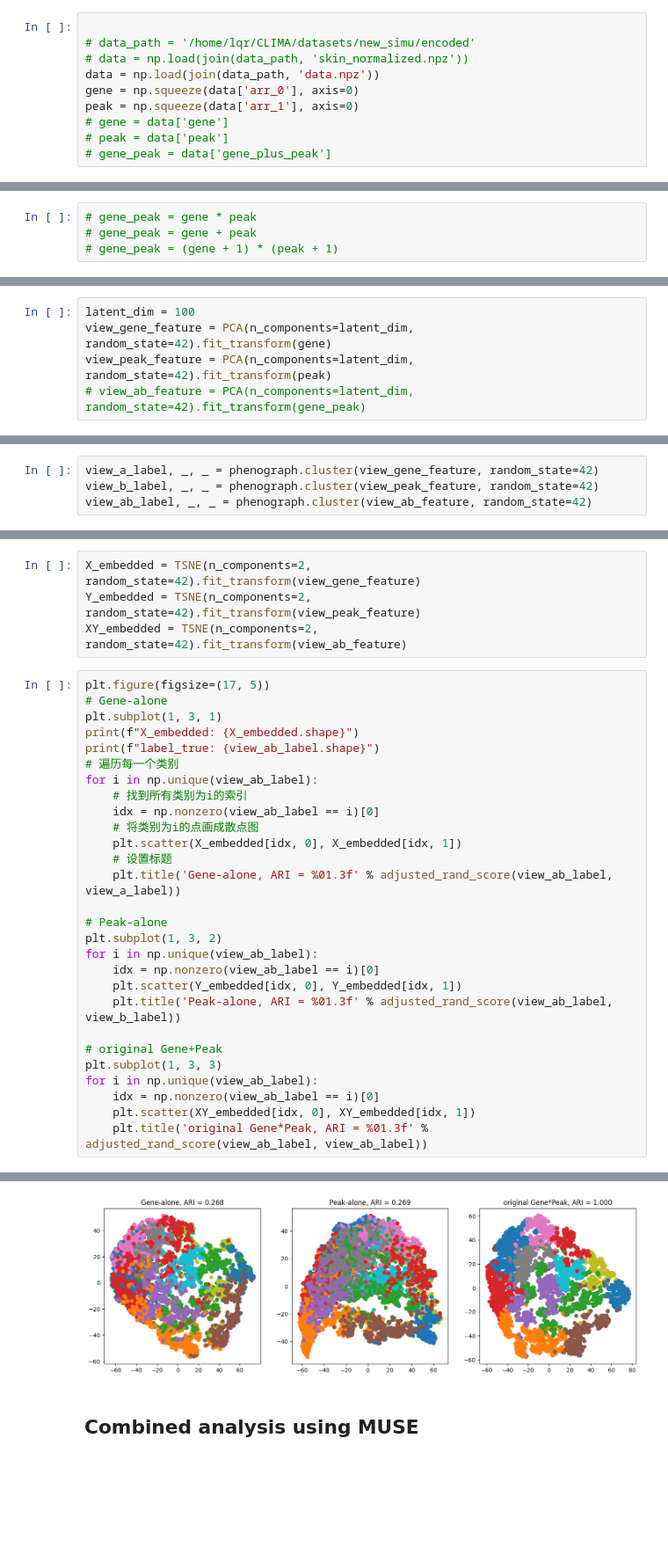
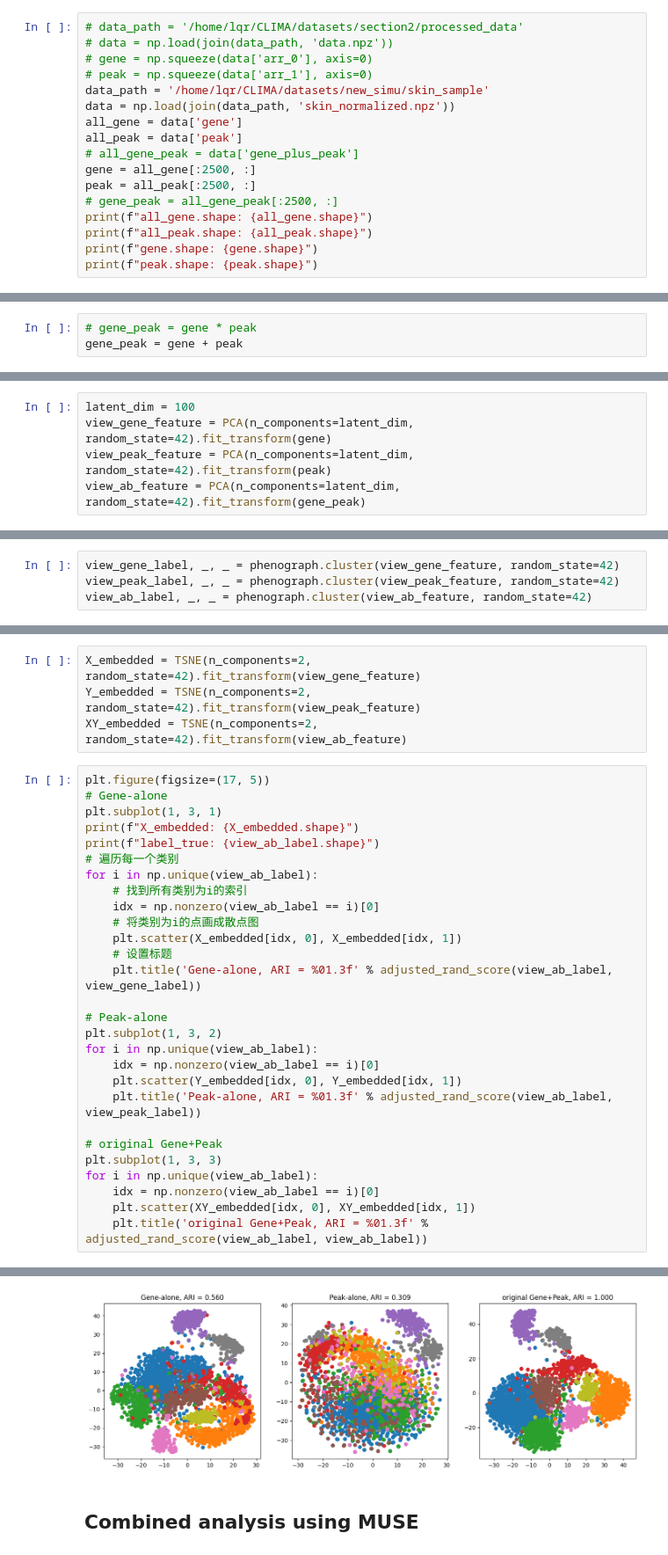
Before and after one commit to darkwilldie/MUSE, a Jupyter notebook: MUSE_demo/my_demo.ipynb, the cells around one changed output, grey strips where cells are left out. Shown at 88% size. Saved outputs shown, nothing was run; the diff lists cells and outputs as text; blank space fills up the shorter version.

```diff
--- a/MUSE_demo/my_demo.ipynb
+++ b/MUSE_demo/my_demo.ipynb
@@ -34,12 +32,19 @@ data_path = '/home/lqr/CLIMA/datasets/section2/processed_data'
 # # 保存为npz文件
 # np.savez(join(data_path, 'skin_normalized.npz'), gene=data1.values, peak=data2.values, gene_plus_peak=data3.values, gene_times_peak=data4.values)
 # %%
-
-# data_path = '/home/lqr/CLIMA/datasets/new_simu/encoded'
-# data = np.load(join(data_path, 'skin_normalized.npz'))
-data = np.load(join(data_path, 'data.npz'))
-gene = np.squeeze(data['arr_0'], axis=0)
-peak = np.squeeze(data['arr_1'], axis=0)
-# gene = data['gene']
-# peak = data['peak']
-# gene_peak = data['gene_plus_peak']
+# data_path = '/home/lqr/CLIMA/datasets/section2/processed_data'
+# data = np.load(join(data_path, 'data.npz'))
+# gene = np.squeeze(data['arr_0'], axis=0)
+# peak = np.squeeze(data['arr_1'], axis=0)
+data_path = '/home/lqr/CLIMA/datasets/new_simu/skin_sample'
+data = np.load(join(data_path, 'skin_normalized.npz'))
+all_gene = data['gene']
+all_peak = data['peak']
+# all_gene_peak = data['gene_plus_peak']
+gene = all_gene[:2500, :]
+peak = all_peak[:2500, :]
+# gene_peak = all_gene_peak[:2500, :]
+print(f"all_gene.shape: {all_gene.shape}")
+print(f"all_peak.shape: {all_peak.shape}")
+print(f"gene.shape: {gene.shape}")
+print(f"peak.shape: {peak.shape}")
@@ -46,7 +56,6 @@ peak = np.squeeze(data['arr_1'], axis=0)
 # %%
 # gene_peak = gene * peak
-# gene_peak = gene + peak
-# gene_peak = (gene + 1) * (peak + 1)
+gene_peak = gene + peak
 # %% [markdown]
 ## Generate simulation data
 # %%
@@ -77,4 +86,4 @@ Learn features from single modality
 latent_dim = 100
 view_gene_feature = PCA(n_components=latent_dim, random_state=42).fit_transform(gene)
 view_peak_feature = PCA(n_components=latent_dim, random_state=42).fit_transform(peak)
-# view_ab_feature = PCA(n_components=latent_dim, random_state=42).fit_transform(gene_peak)
+view_ab_feature = PCA(n_components=latent_dim, random_state=42).fit_transform(gene_peak)
@@ -92,8 +100,8 @@ NameError: name 'view_gene_feature' is not defined
 # %% [markdown]
 Perform clustering using PhenoGraph
 # %%
-view_a_label, _, _ = phenograph.cluster(view_gene_feature, random_state=42)
-view_b_label, _, _ = phenograph.cluster(view_peak_feature, random_state=42)
+view_gene_label, _, _ = phenograph.cluster(view_gene_feature, random_state=42)
+view_peak_label, _, _ = phenograph.cluster(view_peak_feature, random_state=42)
 view_ab_label, _, _ = phenograph.cluster(view_ab_feature, random_state=42)
 # %% [output]
 Finding 30 nearest neighbors using minkowski metric and 'auto' algorithm
@@ -130,19 +138,19 @@ for i in np.unique(view_ab_label):
     # 将类别为i的点画成散点图
     plt.scatter(X_embedded[idx, 0], X_embedded[idx, 1])
     # 设置标题
-    plt.title('Gene-alone, ARI = %01.3f' % adjusted_rand_score(view_ab_label, view_a_label))
+    plt.title('Gene-alone, ARI = %01.3f' % adjusted_rand_score(view_ab_label, view_gene_label))
 
 # Peak-alone
 plt.subplot(1, 3, 2)
 for i in np.unique(view_ab_label):
     idx = np.nonzero(view_ab_label == i)[0]
     plt.scatter(Y_embedded[idx, 0], Y_embedded[idx, 1])
-    plt.title('Peak-alone, ARI = %01.3f' % adjusted_rand_score(view_ab_label, view_b_label))
+    plt.title('Peak-alone, ARI = %01.3f' % adjusted_rand_score(view_ab_label, view_peak_label))
 
 # original Gene+Peak
 plt.subplot(1, 3, 3)
 for i in np.unique(view_ab_label):
     idx = np.nonzero(view_ab_label == i)[0]
     plt.scatter(XY_embedded[idx, 0], XY_embedded[idx, 1])
-    plt.title('original Gene*Peak, ARI = %01.3f' % adjusted_rand_score(view_ab_label, view_ab_label))
+    plt.title('original Gene+Peak, ARI = %01.3f' % adjusted_rand_score(view_ab_label, view_ab_label))
 # %% [output]
@@ -151,4 +159,4 @@ label_true: (4531,)
-[figure, old version]
+[figure, new version]
 # %% [markdown]
 ## Combined analysis using MUSE
 # %% [markdown]
```
Also changed, not shown: parts of 21 cells of this notebook, 7 other files.
